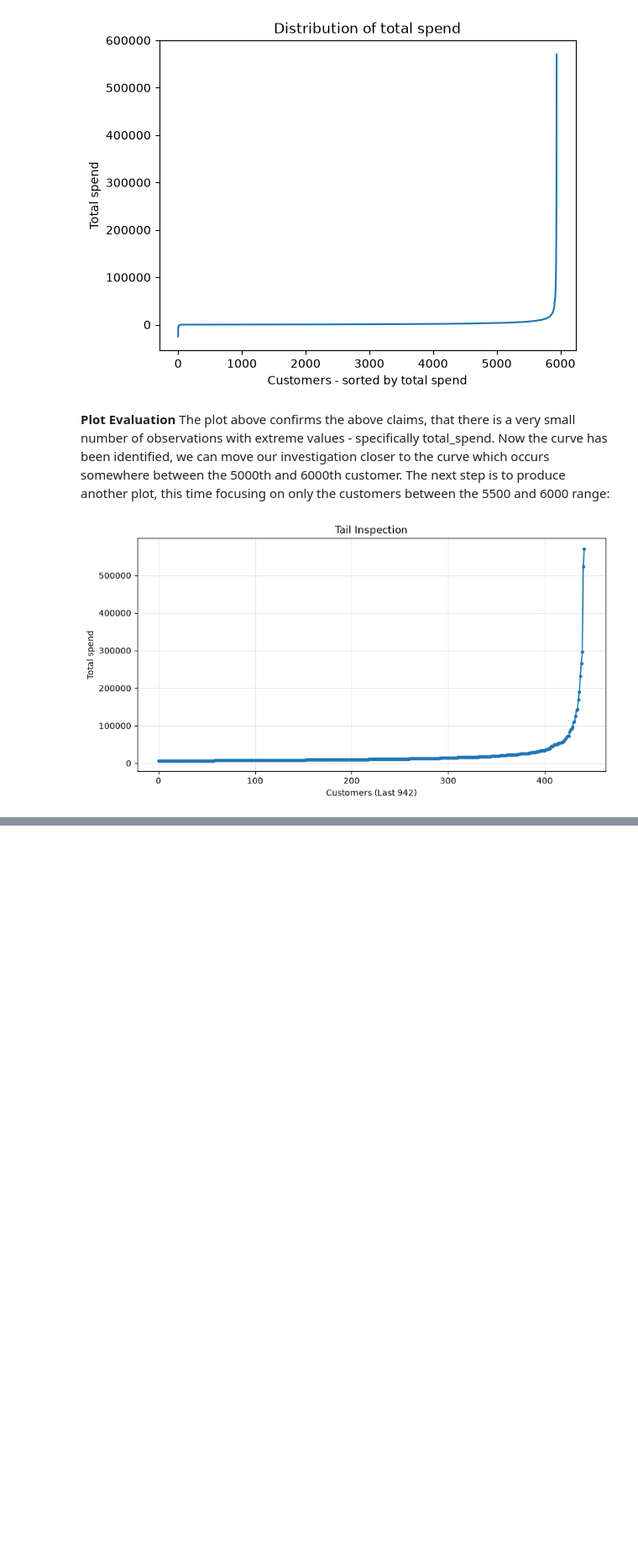
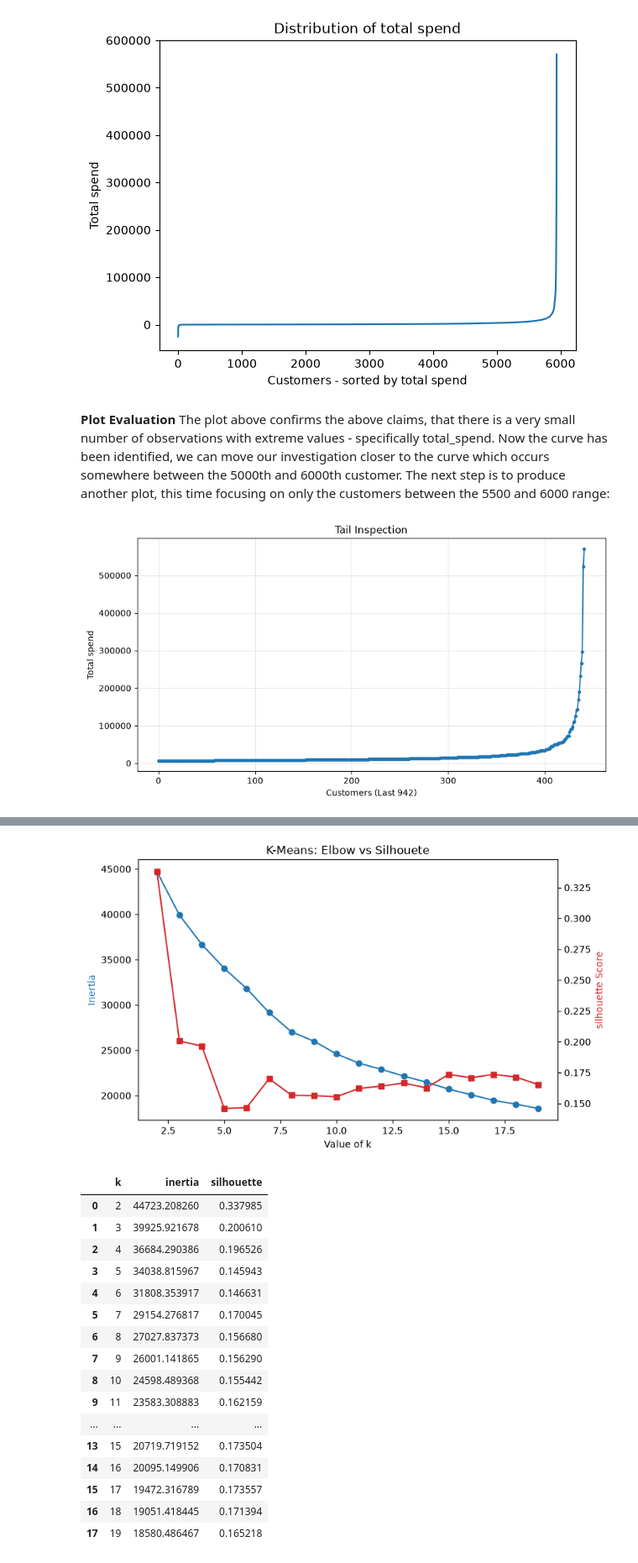
Before and after one commit to calAshy/theCoffeeCo, a Jupyter notebook: 1_Code/ml_pipeline.ipynb, the cells around one changed output, grey strips where cells are left out. Shown at 84% size. Cells and saved outputs as stored; diff of their text form; code cells hidden in the pictures; blank space fills up the shorter version.

```diff
--- a/1_Code/ml_pipeline.ipynb
+++ b/1_Code/ml_pipeline.ipynb
@@ -195,0 +205,79 @@ Name: 5050, dtype: float64
+# %%
+# Re-initilise Feature_cols variable, without customer_id:
+feature_cols = ['total_spend', 'atv', 'total_visits', 'total_item_count',
+                'cancellation_rate', 'unique_products', 'time_of_day', 'day_of_week',
+                'discount_rate', 'loyalty_member']
+
+# Initilise StandardScaler:
+scaler = StandardScaler()
+
+# Re-run StandardScalar on the retail dataset:
+retail_scaled = scaler.fit_transform(retail_features[feature_cols])
+# %%
+# Initlise inertias and silhouette scroes lists as the metjod of storing results.
+inertias = []
+silhouette_scores = []
+
+# Initilise a range for k to be tested (2 through 10 inclusive)
+k_range = range(2, 20)
+
+# Initilise for each loop:
+for k in k_range:
+    # For each value of k re-initilise a KMeans algrithm wit the same parameters
+    # random_state is a fixed value to ensure reproduceable results.
+    km = KMeans(n_clusters = k, random_state = 42, n_init = 10)
+    labels = km.fit_predict(retail_scaled)
+    # Add the result km to inetias list.
+    inertias.append(km.inertia_)
+    # Use a seperate function using the original data and the labels data calculated above.
+    # This measures the degree of seperation between clusters - the result is appeneded to silhouete_scores list.
+    silhouette_scores.append(silhouette_score(retail_scaled, labels))
+
+# Implement a dataframe showing results as numerical values:
+results_df = pd.DataFrame({
+    'k' : list(k_range),
+    'inertia' : inertias,
+    'silhouette' : silhouette_scores
+}
+)
+
+# Initilise a plot to display the results from the inertias and silhouette_score lists.
+# Inetias Plot:
+fig, ax1 = plt.subplots(figsize=(8, 5))
+# Display the line with circles connected by a line:
+ax1.plot(k_range, inertias, 'o-', color = 'tab:blue', label = 'Inertia')
+ax1.set_xlabel('Value of k')
+ax1.set_ylabel('Inertia', color = 'tab:blue')
+
+# Silhouete_score Plot:
+ax2 = ax1.twinx()
+# Display the line with squares connected by a line:
+ax2.plot(k_range, silhouette_scores, 's-', color = 'tab:red', label = 'Silhouette')
+ax2.set_ylabel('silhouette Score', color = 'tab:red')
+
+# Title the plot:
+plt.title('K-Means: Elbow vs Silhouete')
+
+# Display the visulisation:
+plt.show()
+
+results_df
+# %% [output]
+[figure, added]
+|  | k | inertia | silhouette |
+| 0 | 2 | 44723.208260 | 0.337985 |
+| 1 | 3 | 39925.921678 | 0.200610 |
+| 2 | 4 | 36684.290386 | 0.196526 |
+| 3 | 5 | 34038.815967 | 0.145943 |
+| 4 | 6 | 31808.353917 | 0.146631 |
+| 5 | 7 | 29154.276817 | 0.170045 |
+| 6 | 8 | 27027.837373 | 0.156680 |
+| 7 | 9 | 26001.141865 | 0.156290 |
+| 8 | 10 | 24598.489368 | 0.155442 |
+| 9 | 11 | 23583.308883 | 0.162159 |
+| ... | ... | ... | ... |
+| 13 | 15 | 20719.719152 | 0.173504 |
+| 14 | 16 | 20095.149906 | 0.170831 |
+| 15 | 17 | 19472.316789 | 0.173557 |
+| 16 | 18 | 19051.418445 | 0.171394 |
+| 17 | 19 | 18580.486467 | 0.165218 |
```
Also changed, not shown: parts of 34 cells of this notebook, 3 other files.
